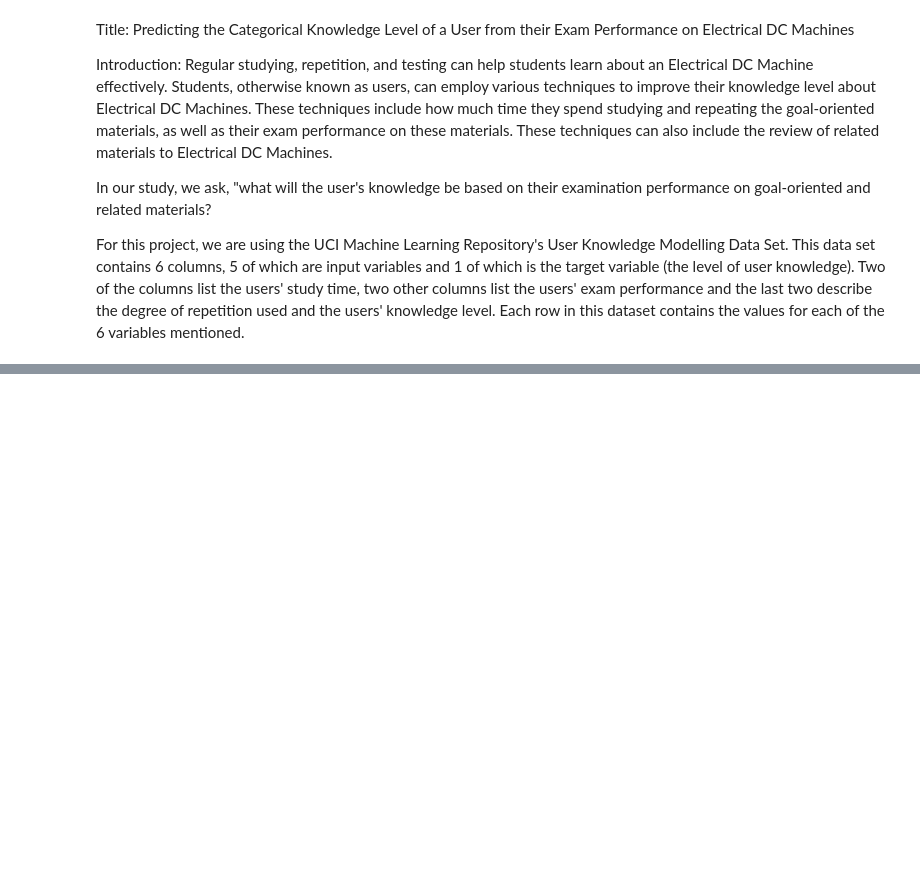
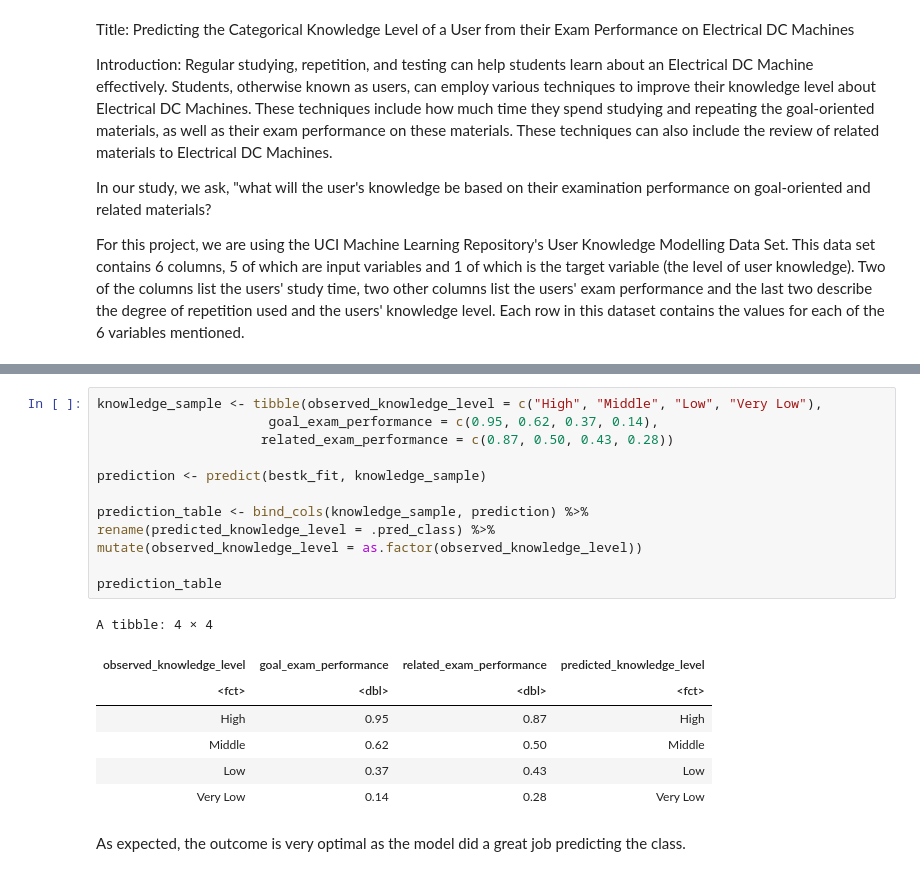
Before and after one commit to AmyChen354/Group-Project, a Jupyter notebook: project proposal.ipynb, the cells around one changed output, grey strips where cells are left out. Saved outputs shown, nothing was run; the diff lists cells and outputs as text; blank space fills up the shorter version.

```diff
--- a/project proposal.ipynb
+++ b/project proposal.ipynb
@@ -129,0 +256,22 @@ plot
+# %%
+knowledge_sample <- tibble(observed_knowledge_level = c("High", "Middle", "Low", "Very Low"),
+                      goal_exam_performance = c(0.95, 0.62, 0.37, 0.14),
+                     related_exam_performance = c(0.87, 0.50, 0.43, 0.28))
+
+prediction <- predict(bestk_fit, knowledge_sample)
+
+prediction_table <- bind_cols(knowledge_sample, prediction) %>%
+rename(predicted_knowledge_level = .pred_class) %>%
+mutate(observed_knowledge_level = as.factor(observed_knowledge_level))
+
+prediction_table
+# %% [output]
+A tibble: 4 × 4
+| observed_knowledge_level | goal_exam_performance | related_exam_performance | predicted_knowledge_level |
+| <fct> | <dbl> | <dbl> | <fct> |
+| High | 0.95 | 0.87 | High |
+| Middle | 0.62 | 0.50 | Middle |
+| Low | 0.37 | 0.43 | Low |
+| Very Low | 0.14 | 0.28 | Very Low |
+# %% [markdown]
+As expected, the outcome is very optimal as the model did a great job predicting the class.
```
Also changed, not shown: parts of 13 cells of this notebook.
